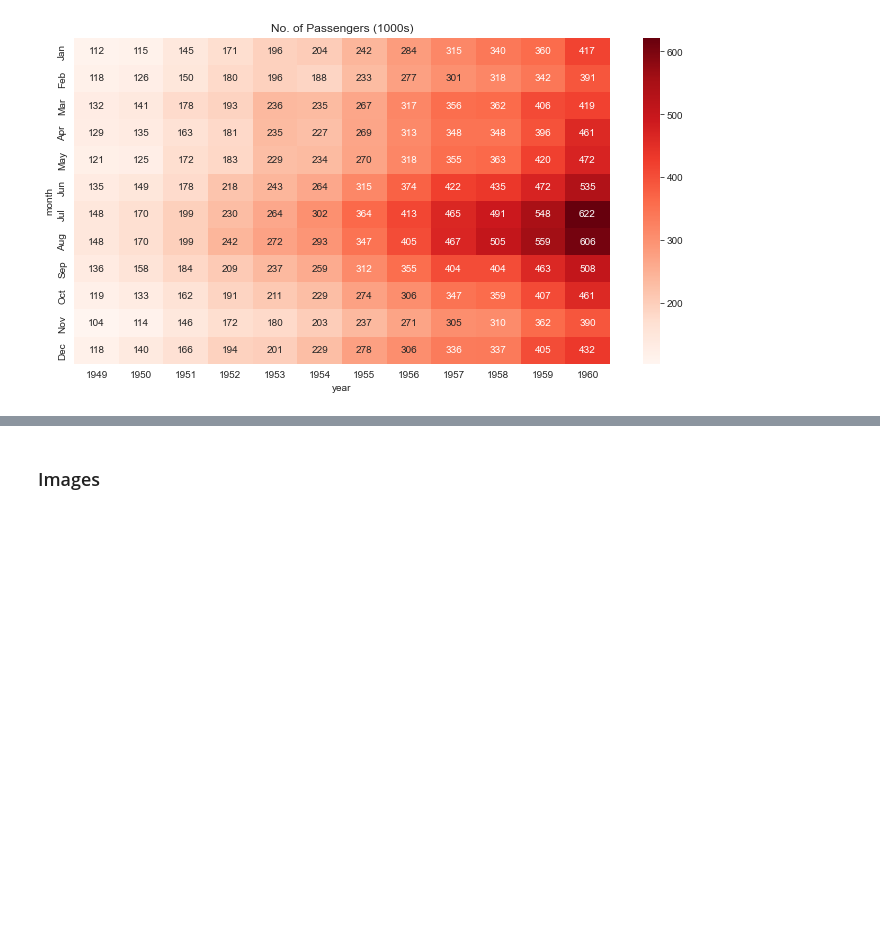
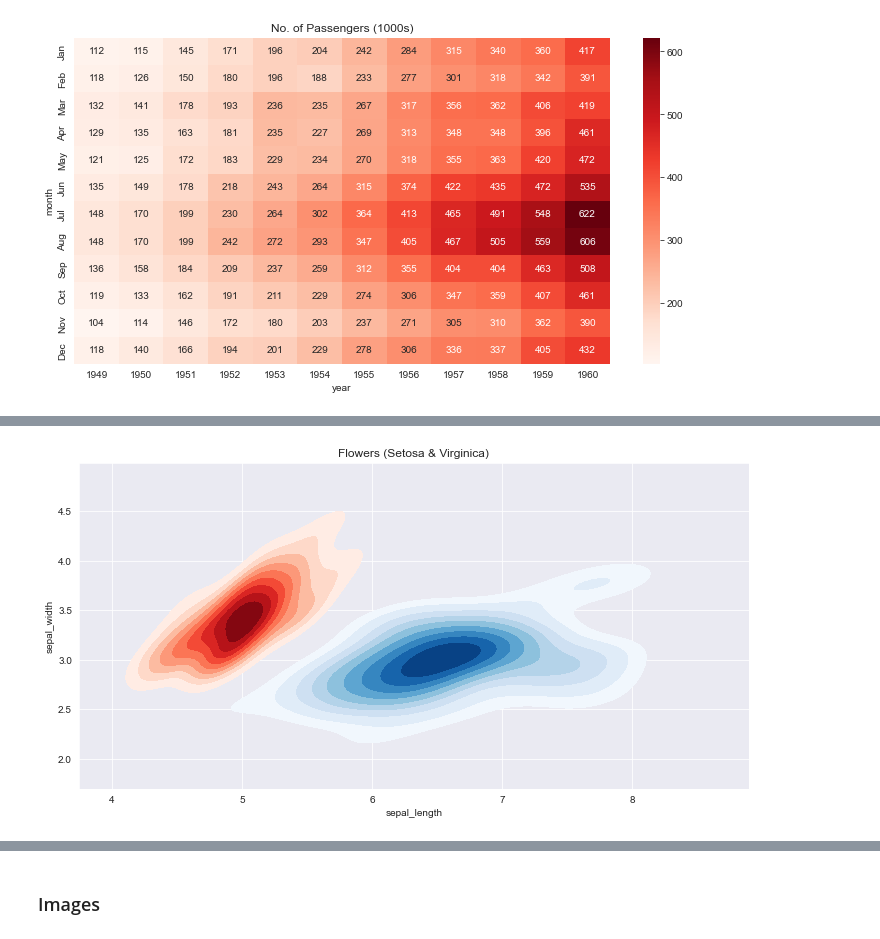
Before and after one commit to piyushrj100/Data_analysis, a Jupyter notebook: mat.ipynb, the cells around one changed output, grey strips where cells are left out. Cells and saved outputs as stored; diff of their text form; code cells hidden in the pictures; blank space fills up the shorter version.

```diff
--- a/mat.ipynb
+++ b/mat.ipynb
@@ -344,0 +353,11 @@ sns.heatmap(flights_df, fmt="d", annot=True, cmap='Reds');
+# %%
+#Creating multiple contour plots
+
+plt.figure(figsize=(12,6))
+setosa = flowers_df[flowers_df.species =='setosa']
+virginica = flowers_df[flowers_df.species=='virginica']
+plt.title("Flowers (Setosa & Virginica)")
+sns.kdeplot(setosa.sepal_length,setosa.sepal_width,shade=True, cmap='Reds',thresh=0.1)
+sns.kdeplot(virginica.sepal_length, virginica.sepal_width, shade=True, cmap='Blues', thresh=0.1);
+# %% [output]
+[figure, added]
```
Also changed, not shown: parts of 7 cells of this notebook.
